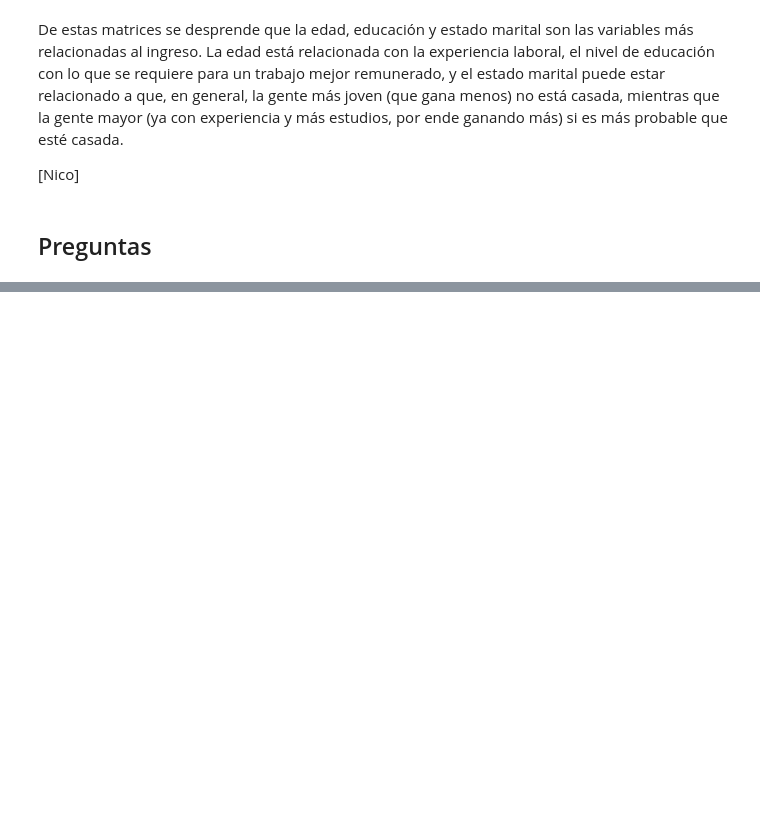
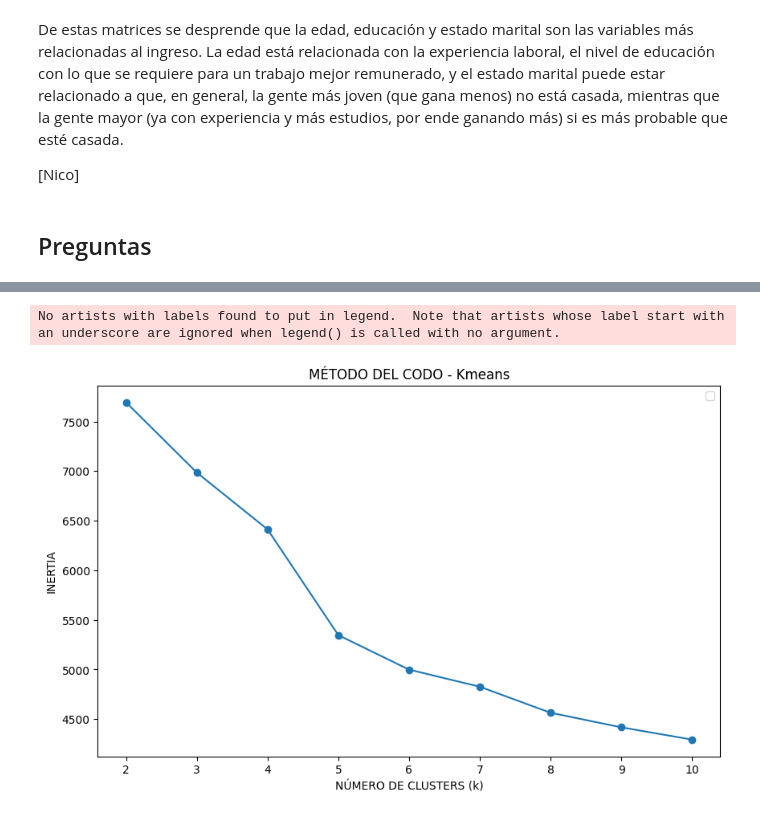
Before and after one commit to BnjmnNicholas/Proyecto_mineria_cc5205, a Jupyter notebook: Reporte_Hito_3.ipynb, the cells around one changed output, grey strips where cells are left out. Drawn from its saved outputs; the diff is of its cells as text; code cells hidden in the pictures; blank space fills up the shorter version.

```diff
--- a/Reporte_Hito_3.ipynb
+++ b/Reporte_Hito_3.ipynb
@@ -568,0 +585,14 @@ Aportes y contribuciones: Los aportes y contribuciones están detalladas en cada
+# %%
+# import data
+df_clustering = pd.read_csv('adult.data.csv', header=None)
+df_clustering.columns = ['age', 'workclass', 'fnlwgt', 'education', 'education_num', 'marital_status', 'occupation', 'relationship', 'race', 'sex', 'capital_gain', 'capital_loss', 'hours_per_week', 'native_country', 'income']
+print('Cantidad de registros: ', df_clustering.shape[0])
+df_clustering.dropna(inplace=True)
+
+# drop columnas que no nos interesan
+df_clustering.drop(['fnlwgt', 'native_country', 'education'], axis=1, inplace=True)
+
+# segmentacion de columnas
+num_cols = df_clustering.select_dtypes(include=['int64']).columns
+cat_cols = df_clustering.select_dtypes(include=['object']).columns
+print('Columnas numericas: ', num_cols, '\nColumnas categoricas: ', cat_cols)
@@ -568,0 +607,32 @@ Aportes y contribuciones: Los aportes y contribuciones están detalladas en cada
+# %%
+# preprocesamiento
+
+df_full = df_clustering.copy().sample(1000, random_state=42)
+df_full_scaled = preprocess(df = df_full,
+                            scaler_method_name ='PowerTransform',
+                            numerical_cols = num_cols,
+                            encoder_method_name = 'OneHotEncoder',
+                            categorical_cols = cat_cols)
+
+df_reduced = df_clustering.copy().sample(1000, random_state=42)
+df_reduced.drop(['sex', 'race'], axis=1, inplace=True)
+df_reduced_scaled = preprocess(df = df_reduced,
+                            scaler_method_name ='PowerTransform',
+                            numerical_cols = num_cols,
+                            encoder_method_name = 'OneHotEncoder',
+                            categorical_cols = cat_cols)
+# %%
+# Kmeans Clustering elbow
+model = 'Kmeans'
+dataset = 'Full'
+output_path = 'resultados/' + dataset + '_' + model
+
+# folder de salida
+if not os.path.exists(output_path):
+    os.makedirs(output_path)
+
+# metodo de silhouete score
+k_means_elbow(df = df_full_scaled, model_name = model, output_file_path = output_path + '/elbow.png')
+# %% [output]
+No artists with labels found to put in legend.  Note that artists whose label start with an underscore are ignored when legend() is called with no argument.
+[figure, added]
```
Also changed, not shown: parts of 13 cells of this notebook.
